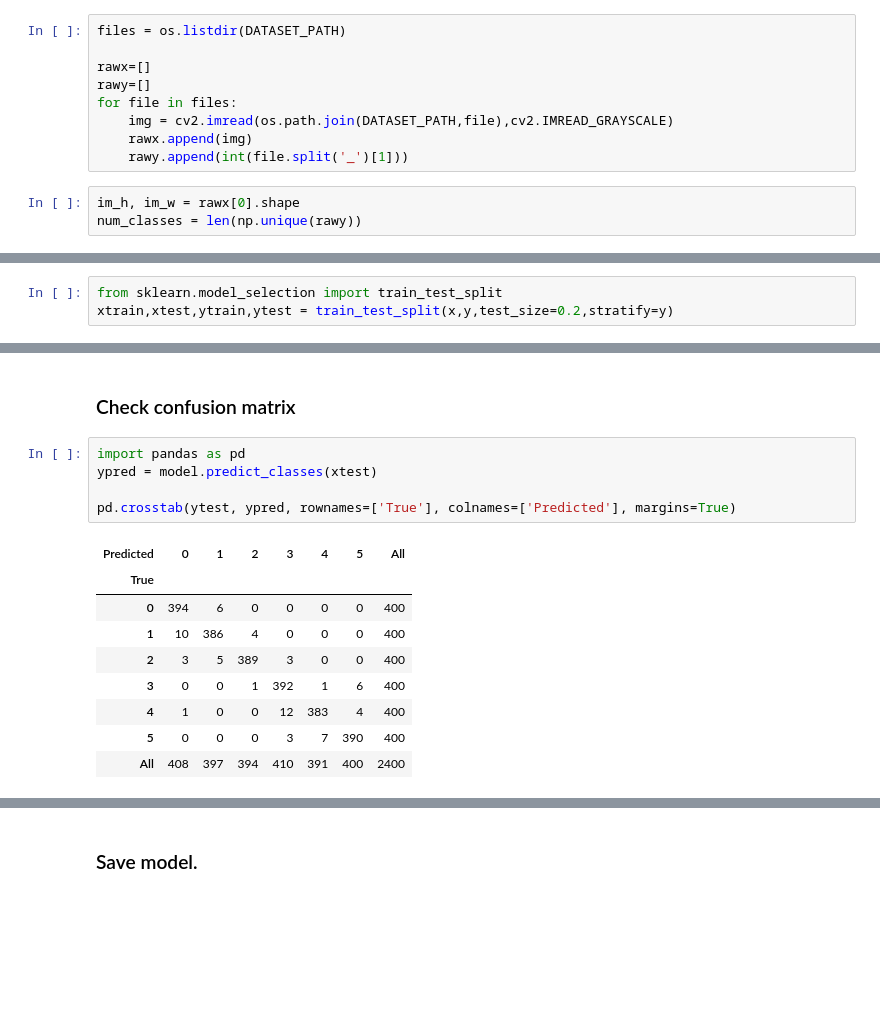
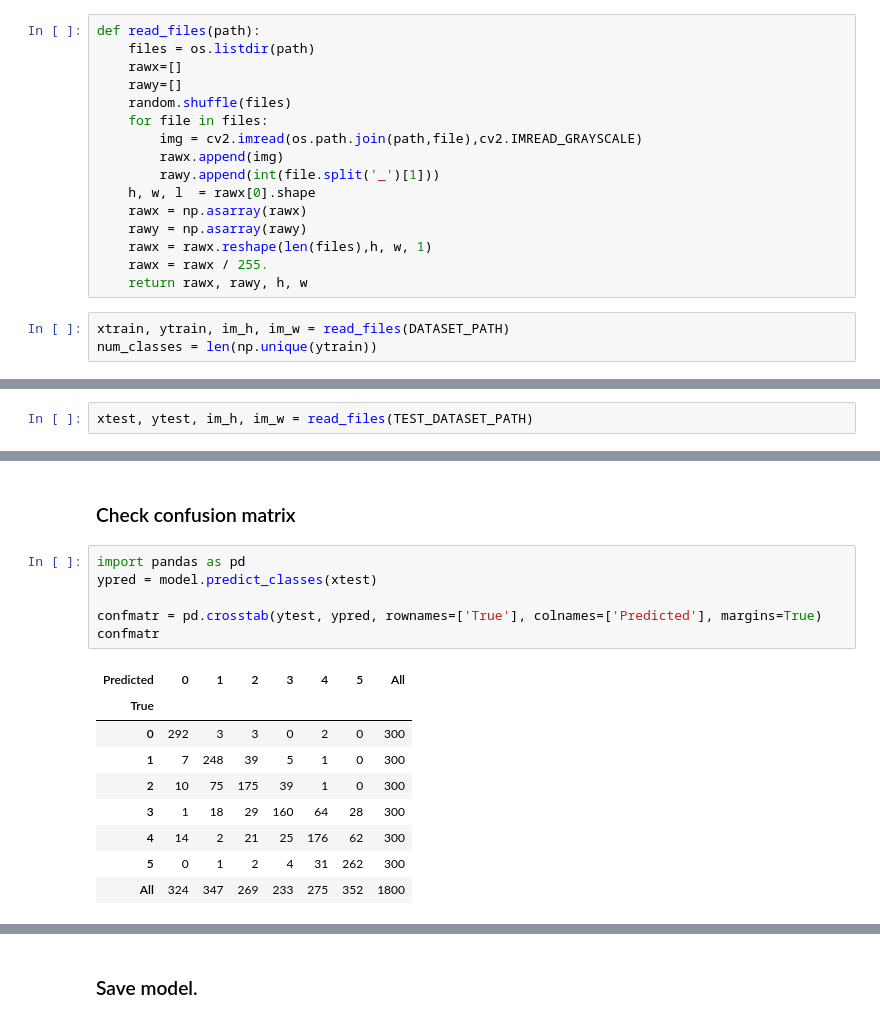
Before and after one commit to terman37/Neural_Networks_Counting_Fingers, a Jupyter notebook: training/cnn_training.ipynb, the cells around one changed output, grey strips where cells are left out. Cells and saved outputs as stored; diff of their text form; blank space fills up the shorter version.

```diff
--- a/training/cnn_training.ipynb
+++ b/training/cnn_training.ipynb
@@ -12,14 +13,21 @@ DATASET_PATH = '../data/augmented/'
 # %% [markdown]
 ### Read augmented images from folder
 # %%
-files = os.listdir(DATASET_PATH)
-
-rawx=[]
-rawy=[]
-for file in files:
-    img = cv2.imread(os.path.join(DATASET_PATH,file),cv2.IMREAD_GRAYSCALE)
-    rawx.append(img)
-    rawy.append(int(file.split('_')[1]))
+def read_files(path):
+    files = os.listdir(path)
+    rawx=[]
+    rawy=[]
+    random.shuffle(files)
+    for file in files:
+        img = cv2.imread(os.path.join(path,file),cv2.IMREAD_GRAYSCALE)
+        rawx.append(img)
+        rawy.append(int(file.split('_')[1]))
+    h, w, l  = rawx[0].shape
+    rawx = np.asarray(rawx)
+    rawy = np.asarray(rawy)
+    rawx = rawx.reshape(len(files),h, w, 1)
+    rawx = rawx / 255.
+    return rawx, rawy, h, w
 # %%
-im_h, im_w = rawx[0].shape
-num_classes = len(np.unique(rawy))
+xtrain, ytrain, im_h, im_w = read_files(DATASET_PATH)
+num_classes = len(np.unique(ytrain))
@@ -47,3 +38,0 @@ np.unique(y, return_counts=True)
-# %%
-from sklearn.model_selection import train_test_split
-xtrain,xtest,ytrain,ytest = train_test_split(x,y,test_size=0.2,stratify=y)
@@ -53,3 +41,5 @@ y = None
+# %%
+xtest, ytest, im_h, im_w = read_files(TEST_DATASET_PATH)
 # %% [markdown]
 ### Check how the images looks like
 # %%
@@ -187,15 +178,16 @@ model.evaluate(xtest, ytest_cat)
 # %%
 import pandas as pd
 ypred = model.predict_classes(xtest)
 
-pd.crosstab(ytest, ypred, rownames=['True'], colnames=['Predicted'], margins=True)
+confmatr = pd.crosstab(ytest, ypred, rownames=['True'], colnames=['Predicted'], margins=True)
+confmatr
 # %% [output]
 | Predicted | 0 | 1 | 2 | 3 | 4 | 5 | All |
 | True |  |  |  |  |  |  |  |
-| 0 | 394 | 6 | 0 | 0 | 0 | 0 | 400 |
-| 1 | 10 | 386 | 4 | 0 | 0 | 0 | 400 |
-| 2 | 3 | 5 | 389 | 3 | 0 | 0 | 400 |
-| 3 | 0 | 0 | 1 | 392 | 1 | 6 | 400 |
-| 4 | 1 | 0 | 0 | 12 | 383 | 4 | 400 |
-| 5 | 0 | 0 | 0 | 3 | 7 | 390 | 400 |
-| All | 408 | 397 | 394 | 410 | 391 | 400 | 2400 |
+| 0 | 292 | 3 | 3 | 0 | 2 | 0 | 300 |
+| 1 | 7 | 248 | 39 | 5 | 1 | 0 | 300 |
+| 2 | 10 | 75 | 175 | 39 | 1 | 0 | 300 |
+| 3 | 1 | 18 | 29 | 160 | 64 | 28 | 300 |
+| 4 | 14 | 2 | 21 | 25 | 176 | 62 | 300 |
+| 5 | 0 | 1 | 2 | 4 | 31 | 262 | 300 |
+| All | 324 | 347 | 269 | 233 | 275 | 352 | 1800 |
```
Also changed, not shown: parts of 17 cells of this notebook, 7 other files.
